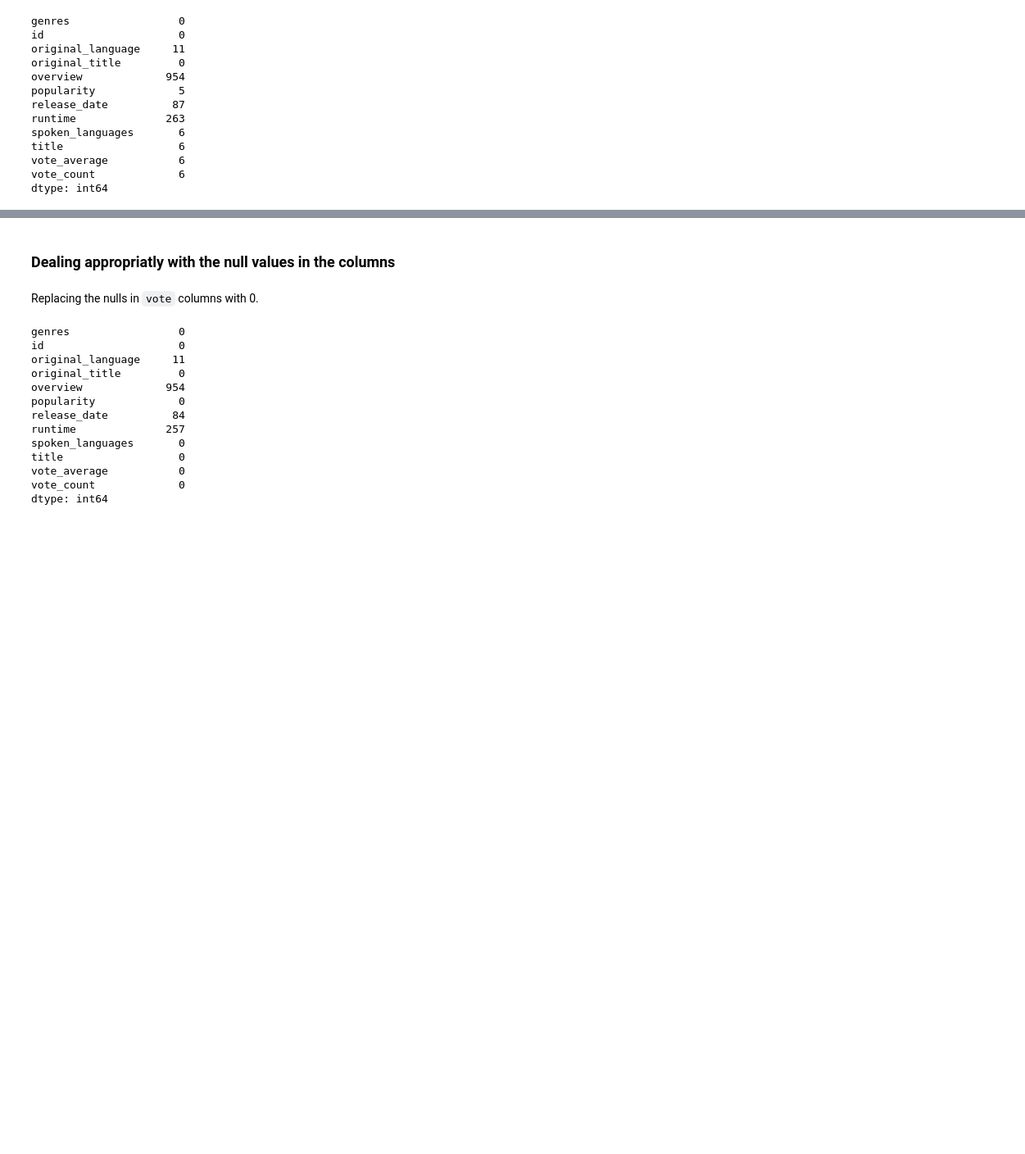
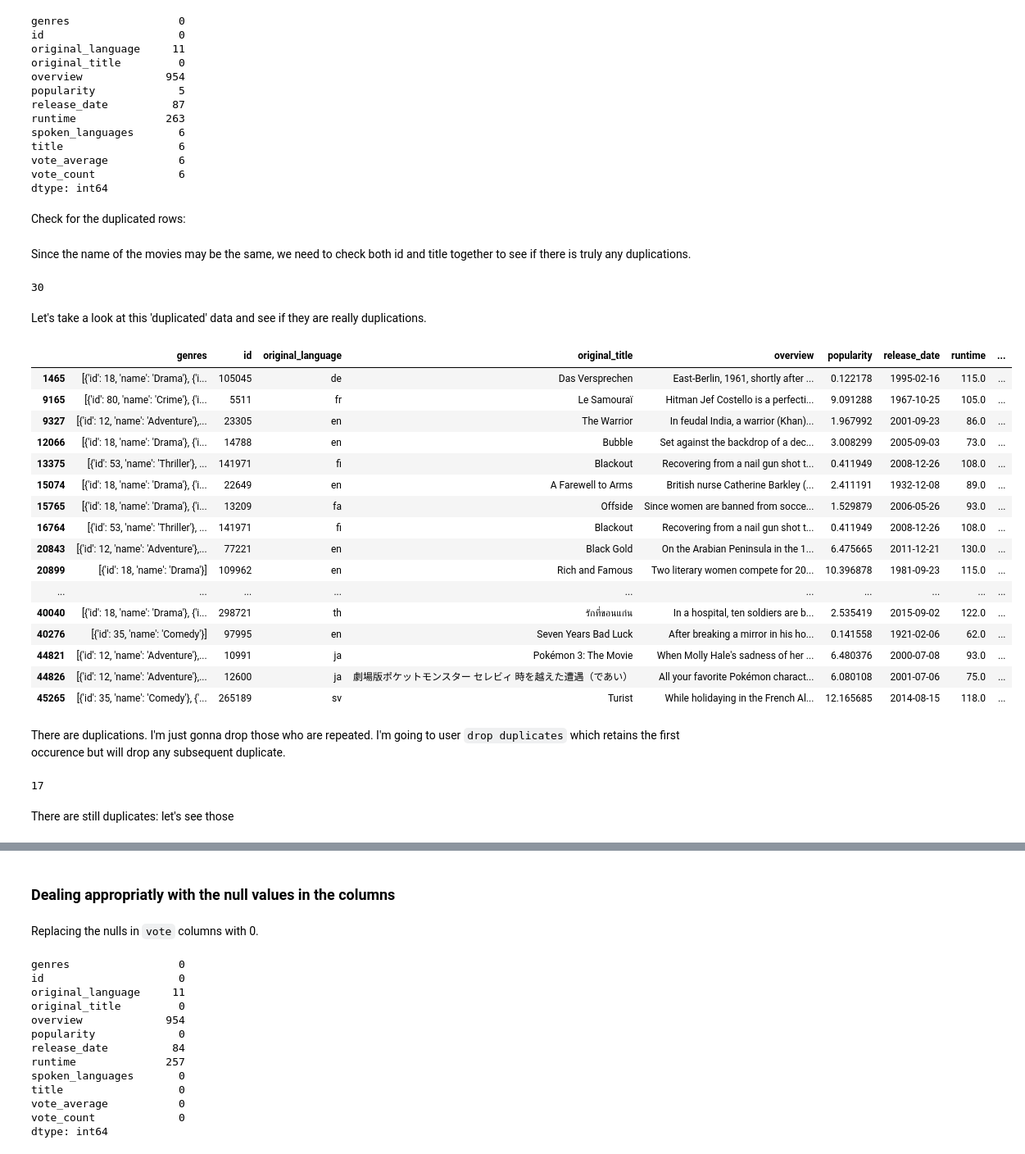
Before and after one commit to yaskarimi/movie-recommendation, a Jupyter notebook: data-cleaning-wrangling-sampling.ipynb, the cells around one changed output, grey strips where cells are left out. Shown: that part at 82% size. Drawn from its saved outputs; the diff is of its cells as text; code cells hidden in the pictures; blank space fills up the shorter version.

```diff
--- a/data-cleaning-wrangling-sampling.ipynb
+++ b/data-cleaning-wrangling-sampling.ipynb
@@ -57,3 +61,37 @@ title                  6
 vote_average           6
 vote_count             6
 dtype: int64
+# %% [markdown]
+Check for the duplicated rows:
+# %% [markdown]
+Since the name of the movies may be the same, we need to check both id and title together to see if there is truly any duplications.
+# %%
+data_df[['id','title']].duplicated().sum().sum()
+# %% [output]
+30
+# %% [markdown]
+Let's take a look at this 'duplicated' data and see if they are really duplications.
+# %%
+data_df[data_df[['id','title']].duplicated()]
+# %% [output]
+|  | genres | id | original_language | original_title | overview | popularity | release_date | runtime | ... |
+| 1465 | [{'id': 18, 'name': 'Drama'}, {'i... | 105045 | de | Das Versprechen | East-Berlin, 1961, shortly after ... | 0.122178 | 1995-02-16 | 115.0 | ... |
+| 9165 | [{'id': 80, 'name': 'Crime'}, {'i... | 5511 | fr | Le Samouraï | Hitman Jef Costello is a perfecti... | 9.091288 | 1967-10-25 | 105.0 | ... |
+| 9327 | [{'id': 12, 'name': 'Adventure'},... | 23305 | en | The Warrior | In feudal India, a warrior (Khan)... | 1.967992 | 2001-09-23 | 86.0 | ... |
+| 12066 | [{'id': 18, 'name': 'Drama'}, {'i... | 14788 | en | Bubble | Set against the backdrop of a dec... | 3.008299 | 2005-09-03 | 73.0 | ... |
+| 13375 | [{'id': 53, 'name': 'Thriller'}, ... | 141971 | fi | Blackout | Recovering from a nail gun shot t... | 0.411949 | 2008-12-26 | 108.0 | ... |
+| 15074 | [{'id': 18, 'name': 'Drama'}, {'i... | 22649 | en | A Farewell to Arms | British nurse Catherine Barkley (... | 2.411191 | 1932-12-08 | 89.0 | ... |
+| 15765 | [{'id': 18, 'name': 'Drama'}, {'i... | 13209 | fa | Offside | Since women are banned from socce... | 1.529879 | 2006-05-26 | 93.0 | ... |
+| 16764 | [{'id': 53, 'name': 'Thriller'}, ... | 141971 | fi | Blackout | Recovering from a nail gun shot t... | 0.411949 | 2008-12-26 | 108.0 | ... |
+| 20843 | [{'id': 12, 'name': 'Adventure'},... | 77221 | en | Black Gold | On the Arabian Peninsula in the 1... | 6.475665 | 2011-12-21 | 130.0 | ... |
+| 20899 | [{'id': 18, 'name': 'Drama'}] | 109962 | en | Rich and Famous | Two literary women compete for 20... | 10.396878 | 1981-09-23 | 115.0 | ... |
+| ... | ... | ... | ... | ... | ... | ... | ... | ... | ... |
+| 40040 | [{'id': 18, 'name': 'Drama'}, {'i... | 298721 | th | รักที่ขอนแก่น | In a hospital, ten soldiers are b... | 2.535419 | 2015-09-02 | 122.0 | ... |
+| 40276 | [{'id': 35, 'name': 'Comedy'}] | 97995 | en | Seven Years Bad Luck | After breaking a mirror in his ho... | 0.141558 | 1921-02-06 | 62.0 | ... |
+| 44821 | [{'id': 12, 'name': 'Adventure'},... | 10991 | ja | Pokémon 3: The Movie | When Molly Hale's sadness of her ... | 6.480376 | 2000-07-08 | 93.0 | ... |
+| 44826 | [{'id': 12, 'name': 'Adventure'},... | 12600 | ja | 劇場版ポケットモンスター セレビィ 時を越えた遭遇（であい） | All your favorite Pokémon charact... | 6.080108 | 2001-07-06 | 75.0 | ... |
+| 45265 | [{'id': 35, 'name': 'Comedy'}, {'... | 265189 | sv | Turist | While holidaying in the French Al... | 12.165685 | 2014-08-15 | 118.0 | ... |
+# %% [markdown]
+There are duplications.
+I'm just gonna drop those who are repeated.
+I'm going to user `drop duplicates` which retains the first occurence but will drop any subsequent duplicate.
@@ -59,0 +100,7 @@ dtype: int64
+# %%
+data_df[['id','title']].duplicated().sum() #sanity check
+# %% [output]
+17
+# %% [markdown]
+There are still duplicates:
+let's see those
```
Also changed, not shown: parts of 20 cells of this notebook, 4 other files.
